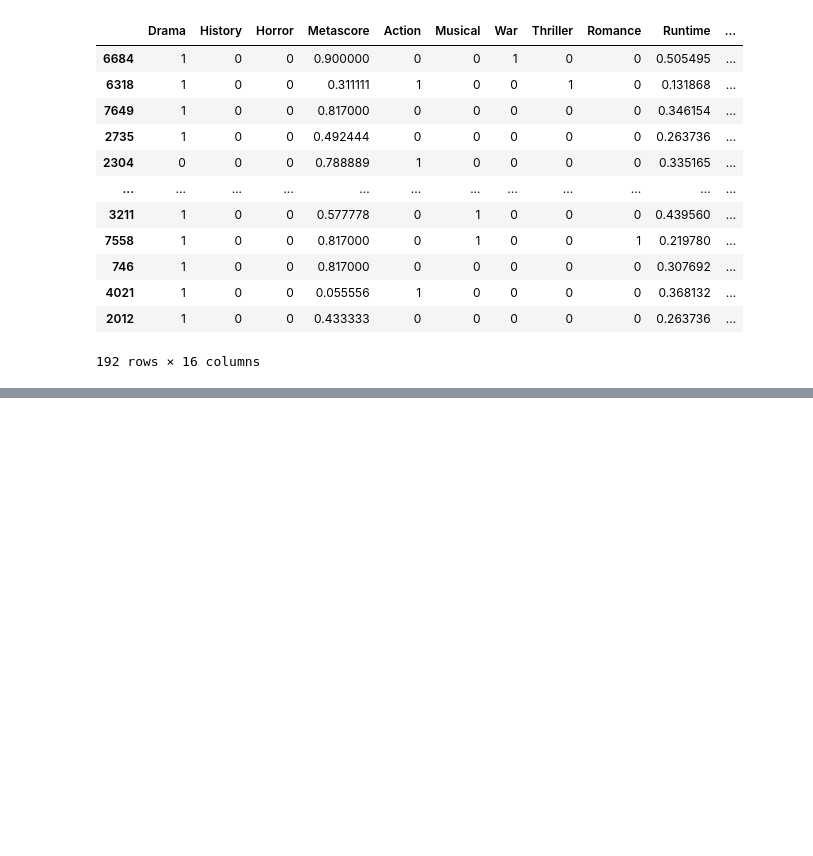
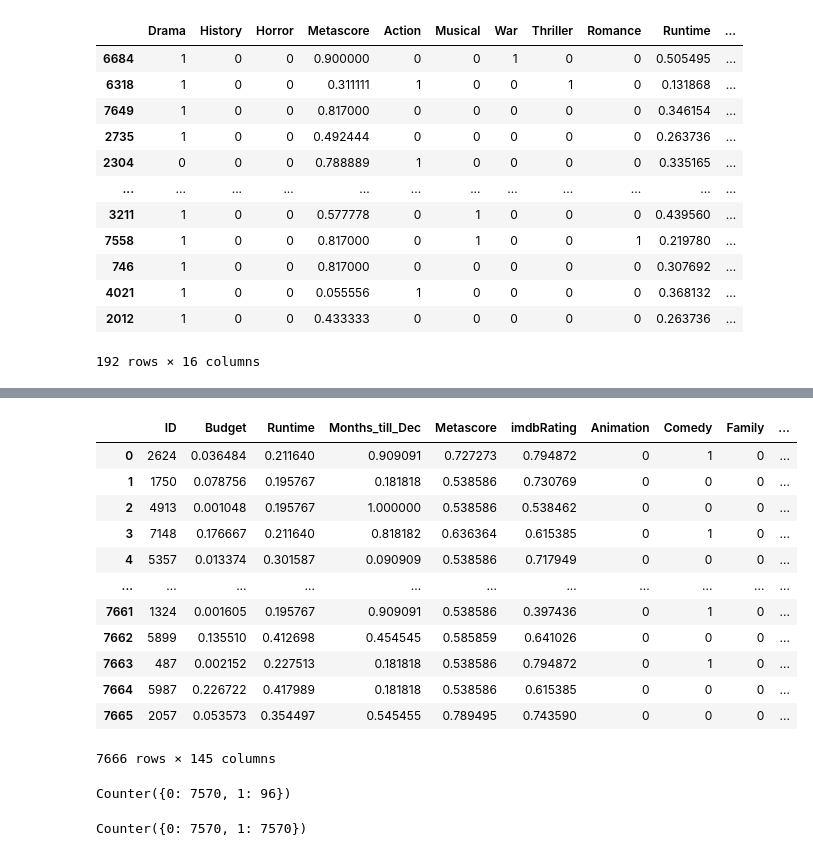
Before and after one commit to Arcanus07/Oscars-Prediction, a Jupyter notebook: FeatureSelection/FeatureSelection.ipynb, the cells around one changed output, grey strips where cells are left out. Drawn from its saved outputs; the diff is of its cells as text; code cells hidden in the pictures; blank space fills up the shorter version.

```diff
--- a/FeatureSelection/FeatureSelection.ipynb
+++ b/FeatureSelection/FeatureSelection.ipynb
@@ -192,0 +215,42 @@ impt.to_csv('DownSampled_Oscars.csv', index = False)
+# %%
+from sklearn.preprocessing import MinMaxScaler
+scaler = MinMaxScaler()
+df[['Budget', 'Runtime', 'Months_till_Dec', 'Metascore', 'imdbRating']] = scaler.fit_transform(df[['Budget', 'Runtime', 'Months_till_Dec', 'Metascore', 'imdbRating']])
+df
+# %% [output]
+|  | ID | Budget | Runtime | Months_till_Dec | Metascore | imdbRating | Animation | Comedy | Family | ... |
+| 0 | 2624 | 0.036484 | 0.211640 | 0.909091 | 0.727273 | 0.794872 | 0 | 1 | 0 | ... |
+| 1 | 1750 | 0.078756 | 0.195767 | 0.181818 | 0.538586 | 0.730769 | 0 | 0 | 0 | ... |
+| 2 | 4913 | 0.001048 | 0.195767 | 1.000000 | 0.538586 | 0.538462 | 0 | 0 | 0 | ... |
+| 3 | 7148 | 0.176667 | 0.211640 | 0.818182 | 0.636364 | 0.615385 | 0 | 1 | 0 | ... |
+| 4 | 5357 | 0.013374 | 0.301587 | 0.090909 | 0.538586 | 0.717949 | 0 | 0 | 0 | ... |
+| ... | ... | ... | ... | ... | ... | ... | ... | ... | ... | ... |
+| 7661 | 1324 | 0.001605 | 0.195767 | 0.909091 | 0.538586 | 0.397436 | 0 | 1 | 0 | ... |
+| 7662 | 5899 | 0.135510 | 0.412698 | 0.454545 | 0.585859 | 0.641026 | 0 | 0 | 0 | ... |
+| 7663 | 487 | 0.002152 | 0.227513 | 0.181818 | 0.538586 | 0.794872 | 0 | 1 | 0 | ... |
+| 7664 | 5987 | 0.226722 | 0.417989 | 0.181818 | 0.538586 | 0.615385 | 0 | 0 | 0 | ... |
+| 7665 | 2057 | 0.053573 | 0.354497 | 0.545455 | 0.789495 | 0.743590 | 0 | 0 | 0 | ... |
+7666 rows × 145 columns
+# %%
+#Upsampling using SMOTE
+from collections import Counter
+from imblearn.over_sampling import SMOTE
+from matplotlib import pyplot
+from numpy import where
+# define dataset
+X = df.drop(['Won', 'ID'], axis = 1)
+y = df['Won']
+# summarize class distribution
+counter = Counter(y)
+print(counter)
+# %% [output]
+Counter({0: 7570, 1: 96})
+# %%
+# transform the dataset
+oversample = SMOTE()
+X, y = oversample.fit_resample(X, y)
+# summarize the new class distribution
+counter = Counter(y)
+print(counter)
+# %% [output]
+Counter({0: 7570, 1: 7570})
```
Also changed, not shown: parts of 8 cells of this notebook.
